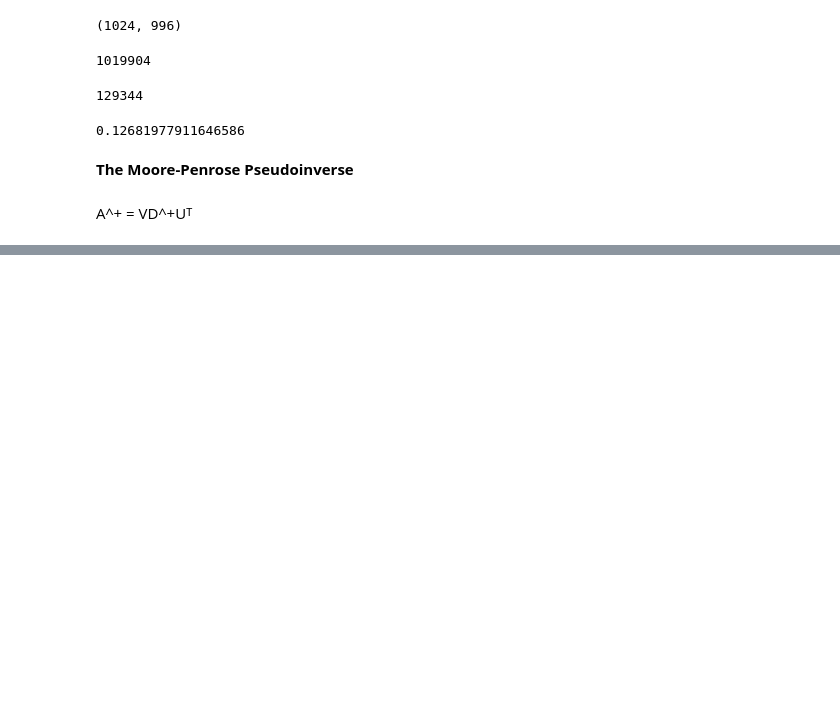
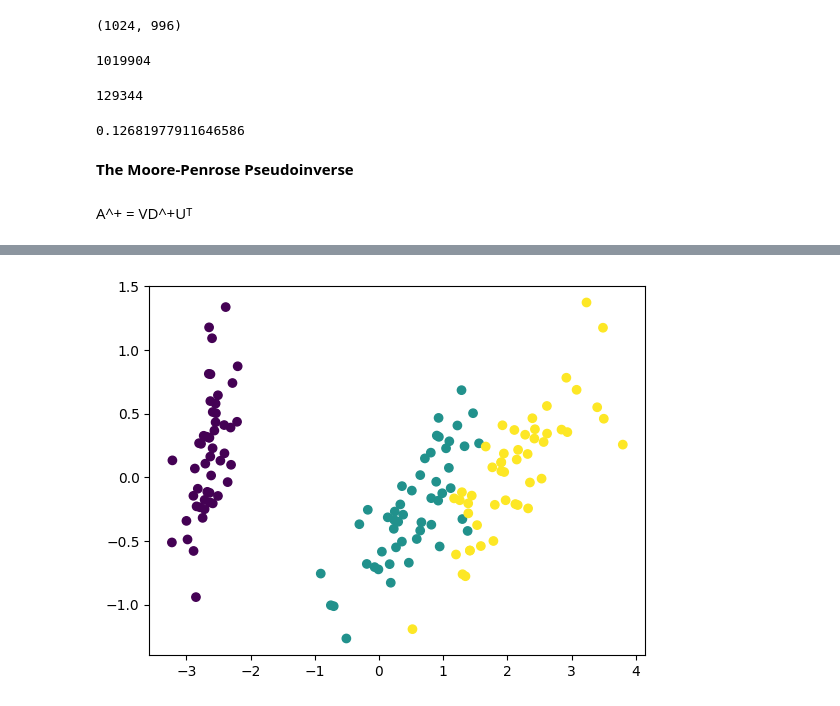
Before and after one commit to medhanies/math-ml-foundations, a Jupyter notebook: notebooks/2-linear-algebra-ii.ipynb, the cells around one changed output, grey strips where cells are left out. Cells and saved outputs as stored; diff of their text form; code cells hidden in the pictures; blank space fills up the shorter version.

```diff
--- a/notebooks/2-linear-algebra-ii.ipynb
+++ b/notebooks/2-linear-algebra-ii.ipynb
@@ -912,0 +1204,4 @@ NameError: name 'A' is not defined
+# %%
+_ = plt.scatter(X[:, 0], X[:, 1], c=iris.target)
+# %% [output]
+[figure, added]
```
Also changed, not shown: parts of 64 cells of this notebook.
